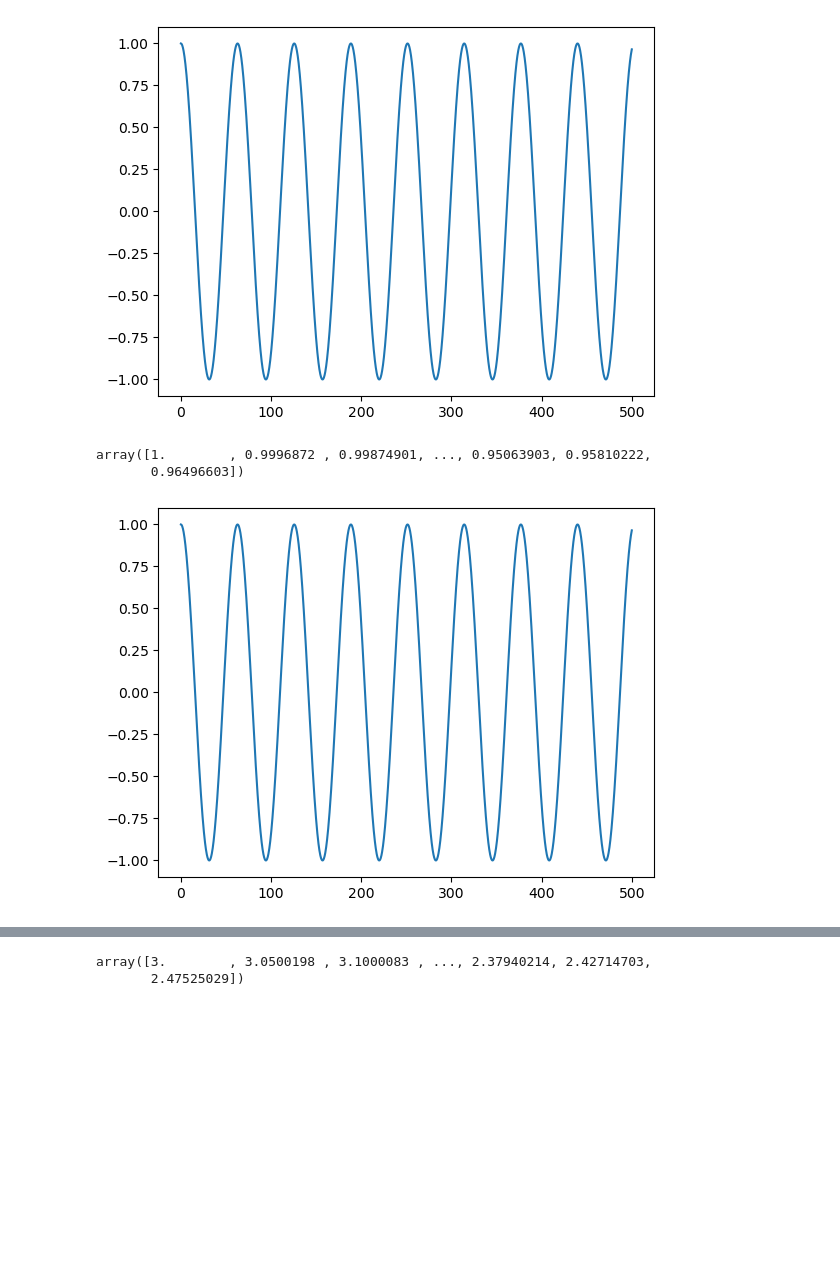
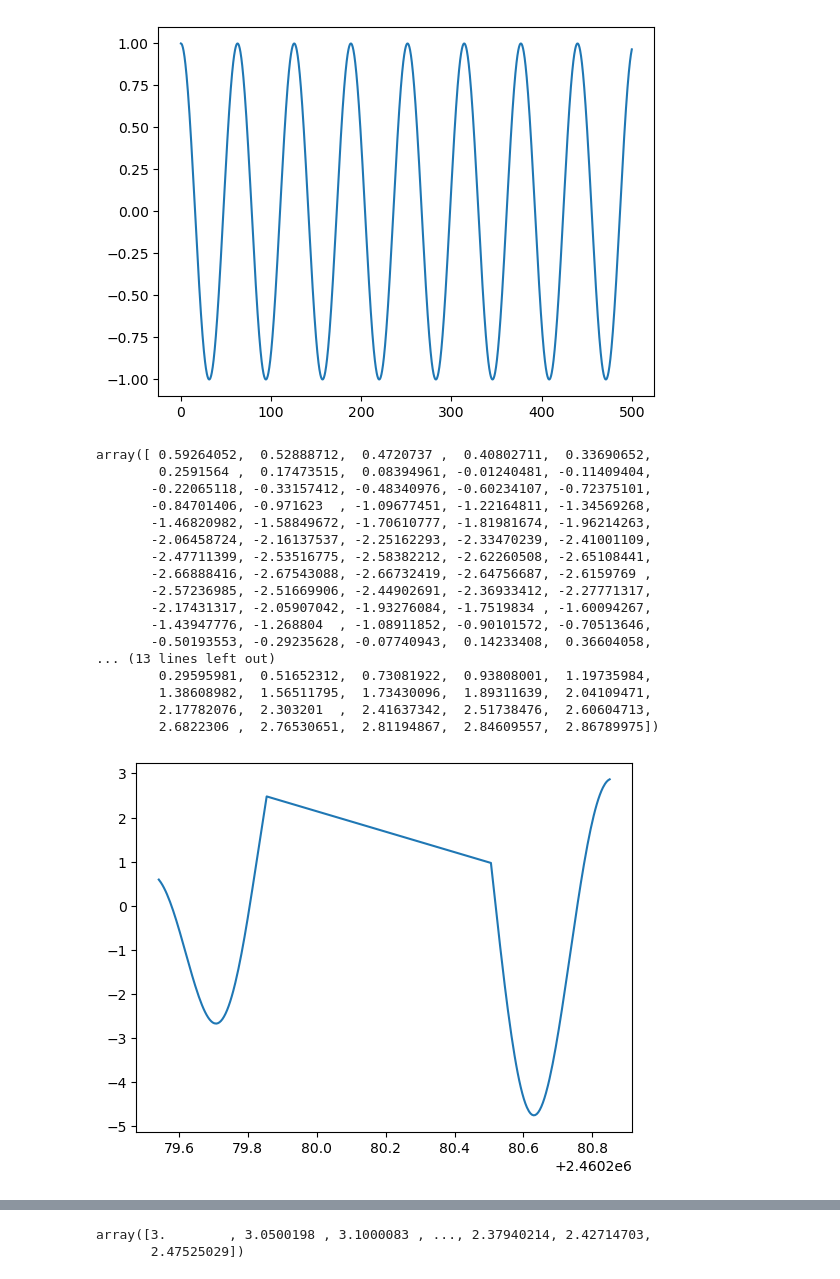
Before and after one commit to kaitlynchen1/moment-of-velocity, a Jupyter notebook: moment of velocity.ipynb, the cells around one changed output, grey strips where cells are left out. Saved outputs shown, nothing was run; the diff lists cells and outputs as text; code cells hidden in the pictures; blank space fills up the shorter version.

```diff
--- a/moment of velocity.ipynb
+++ b/moment of velocity.ipynb
@@ -10,13 +11,18 @@ import matplotlib.pyplot as plt
 # %% [markdown]
 ![image.png](attachment:image.png)
+# %%
+omega = np.asarray([2.37359693, 1.78061737])*2*np.pi
+psi = [0.16066917, -0.31048141]
+A = np.asarray([3.14858474, 2.76394879])
+B = np.random.uniform(0,0.5)*A
+t, rv = np.genfromtxt('mean_rvs.dat', unpack=True)
+vrot = 1
+sigma = .5
 # %%
 def avg_v_one_mode(t, omega, psi, A, B, sigma, vrot):
     """<v> for one mode"""
     return A*np.cos(omega*t + psi)
-t= np.linspace(0,500,2000)
-omega = .1
-psi=0
-A = 1
+
 
 plt.plot(t, avg_v_one_mode(t, omega, psi, A, np.nan, 1, 1))
 avg_v_one_mode(t, omega, psi, A, np.nan, 1, 1)
@@ -25,19 +31,36 @@ array([1.        , 0.9996872 , 0.99874901, ..., 0.95063903, 0.95810222,
        0.96496603])
 [figure]
 # %%
+
 def avg_v_multi_mode(t, omega, psi, A, B, sigma, vrot):
     """<v> for multiple modes"""
     answer=0
+
     for i in range(len(A)):
-        answer = A[i]*np.cos(omega[i]*t + psi[i])
+        answer += A[i]*np.cos(omega[i]*t + psi[i])
     return answer
 
-plt.plot(t, avg_v_multi_mode(t, [omega], [psi], [A], np.nan, 1, 1))
-avg_v_multi_mode(t, [omega], [psi], [A], np.nan, 1, 1)
+plt.plot(t, avg_v_multi_mode(t, omega, psi, A, B, sigma, vrot))
+avg_v_multi_mode(t, omega, psi, A, B, sigma, vrot)
 # %% [output]
-array([1.        , 0.9996872 , 0.99874901, ..., 0.95063903, 0.95810222,
-       0.96496603])
+array([ 0.59264052,  0.52888712,  0.4720737 ,  0.40802711,  0.33690652,
+        0.2591564 ,  0.17473515,  0.08394961, -0.01240481, -0.11409404,
+       -0.22065118, -0.33157412, -0.48340976, -0.60234107, -0.72375101,
+       -0.84701406, -0.971623  , -1.09677451, -1.22164811, -1.34569268,
+       -1.46820982, -1.58849672, -1.70610777, -1.81981674, -1.96214263,
+       -2.06458724, -2.16137537, -2.25162293, -2.33470239, -2.41001109,
+       -2.47711399, -2.53516775, -2.58382212, -2.62260508, -2.65108441,
+       -2.66888416, -2.67543088, -2.66732419, -2.64756687, -2.6159769 ,
+       -2.57236985, -2.51669906, -2.44902691, -2.36933412, -2.27771317,
+       -2.17431317, -2.05907042, -1.93276084, -1.7519834 , -1.60094267,
+       -1.43947776, -1.268804  , -1.08911852, -0.90101572, -0.70513646,
+       -0.50193553, -0.29235628, -0.07740943,  0.14233408,  0.36604058,
+... (13 lines left out)
+        0.29595981,  0.51652312,  0.73081922,  0.93808001,  1.19735984,
+        1.38608982,  1.56511795,  1.73430096,  1.89311639,  2.04109471,
+        2.17782076,  2.303201  ,  2.41637342,  2.51738476,  2.60604713,
+        2.6822306 ,  2.76530651,  2.81194867,  2.84609557,  2.86789975])
-[figure, old version]
+[figure, new version]
 # %% [markdown]
 ![image.png](attachment:image.png)
 # %% [markdown]
```
Also changed, not shown: parts of 5 cells of this notebook, 2 other files.
